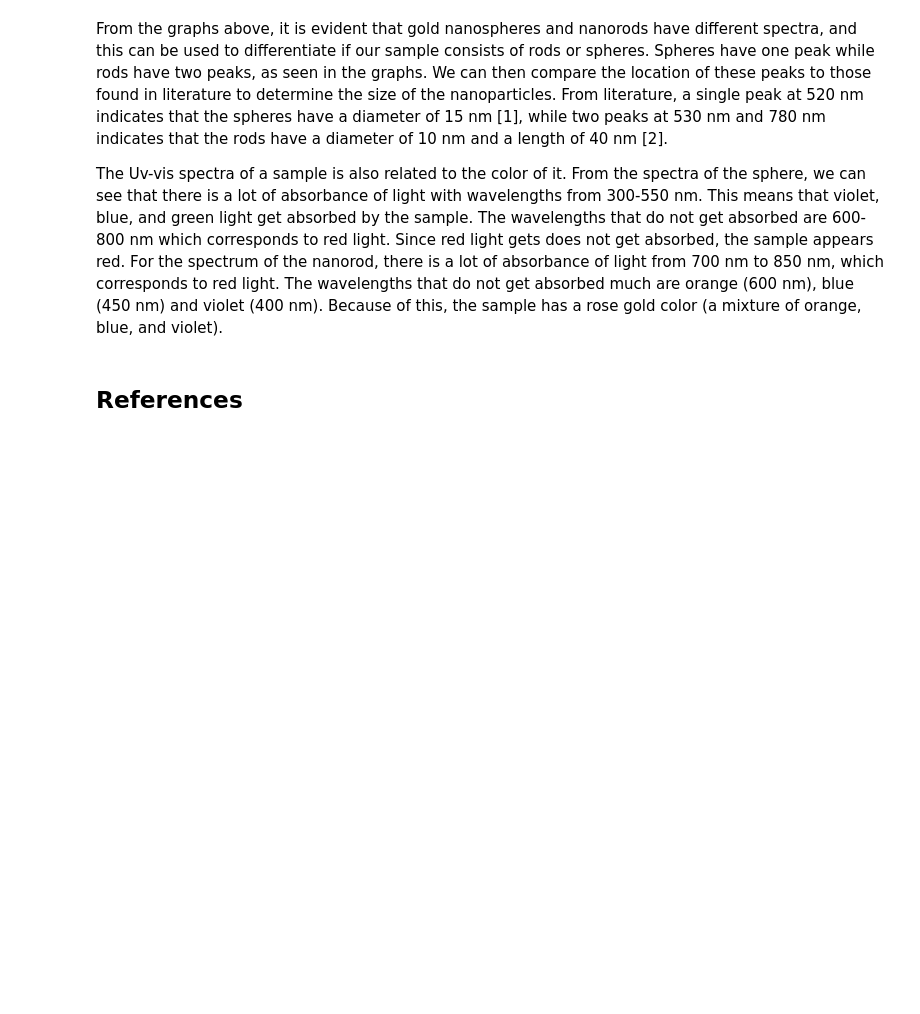
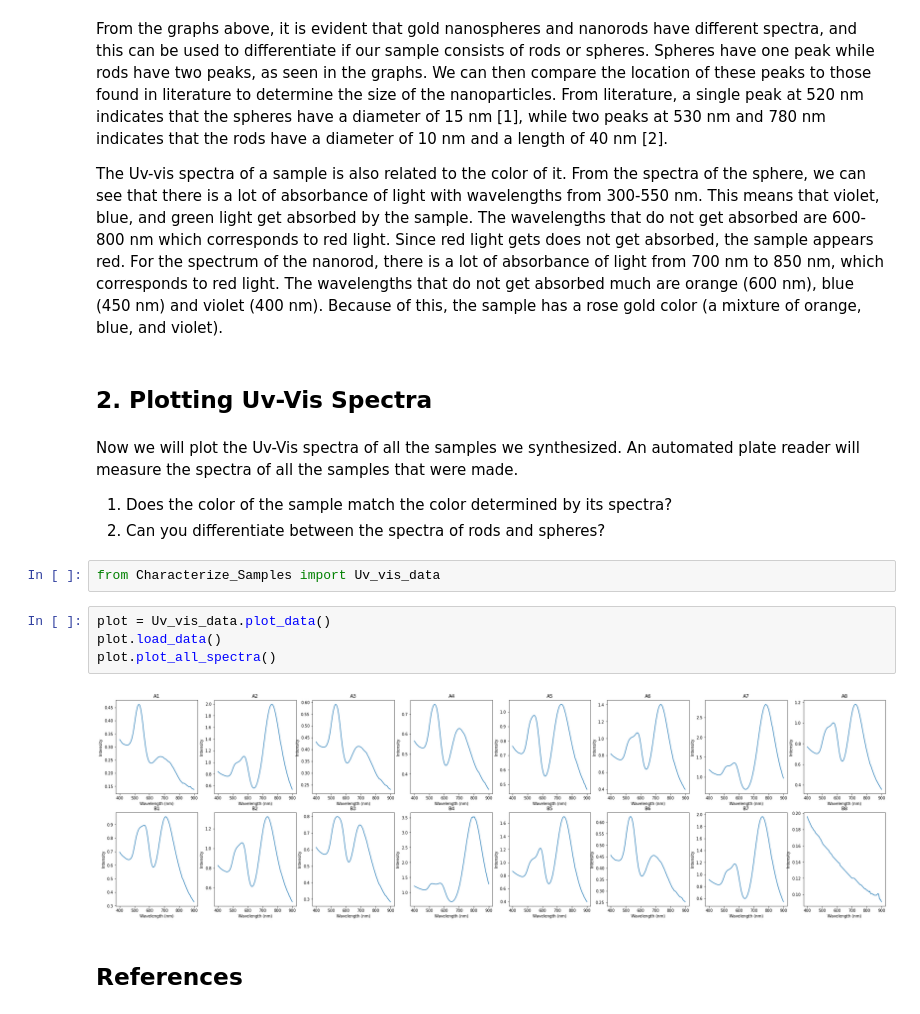
Before and after one commit to pozzo-research-group/OT2-Course-MSE, a Jupyter notebook: notebooks/Gold Nanoparticle Characterization.ipynb, the cells around one changed output. Saved outputs shown, nothing was run; the diff lists cells and outputs as text; blank space fills up the shorter version.

```diff
--- a/notebooks/Gold Nanoparticle Characterization.ipynb
+++ b/notebooks/Gold Nanoparticle Characterization.ipynb
@@ -24,6 +24,21 @@ The figure below shows two examples of Uv-Vis spectra of gold nanospheres and go
 From the graphs above, it is evident that gold nanospheres and nanorods have different spectra, and this can be used to differentiate if our sample consists of rods or spheres. Spheres have one peak while rods have two peaks, as seen in the graphs. We can then compare the location of these peaks to those found in literature to determine the size of the nanoparticles. From literature, a single peak at 520 nm indicates that the spheres have a diameter of 15 nm [1], while two peaks at 530 nm and 780 nm indicates that the rods have a diameter of 10 nm and a length of 40 nm [2].
 
 The Uv-vis spectra of a sample is also related to the color of it. From the spectra of the sphere, we can see that there is a lot of absorbance of light with wavelengths from 300-550 nm. This means that violet, blue, and green light get absorbed by the sample. The wavelengths that do not get absorbed are 600-800 nm which corresponds to red light. Since red light gets does not get absorbed, the sample appears red. For the spectrum of the nanorod, there is a lot of absorbance of light from 700 nm to 850 nm, which corresponds to red light. The wavelengths that do not get absorbed much are orange (600 nm), blue (450 nm) and violet (400 nm). Because of this, the sample has a rose gold color (a mixture of orange, blue, and violet).
+# %% [markdown]
+## 2. Plotting Uv-Vis Spectra
+# %% [markdown]
+Now we will plot the Uv-Vis spectra of all the samples we synthesized. An automated plate reader will measure the spectra of all the samples that were made.
+
+1. Does the color of the sample match the color determined by its spectra?
+2. Can you differentiate between the spectra of rods and spheres?
+# %%
+from Characterize_Samples import Uv_vis_data
+# %%
+plot = Uv_vis_data.plot_data()
+plot.load_data()
+plot.plot_all_spectra()
+# %% [output]
+[figure, added]
 # %% [markdown]
 ## References
 # %% [markdown]
```
Also changed, not shown: 3 other files.
